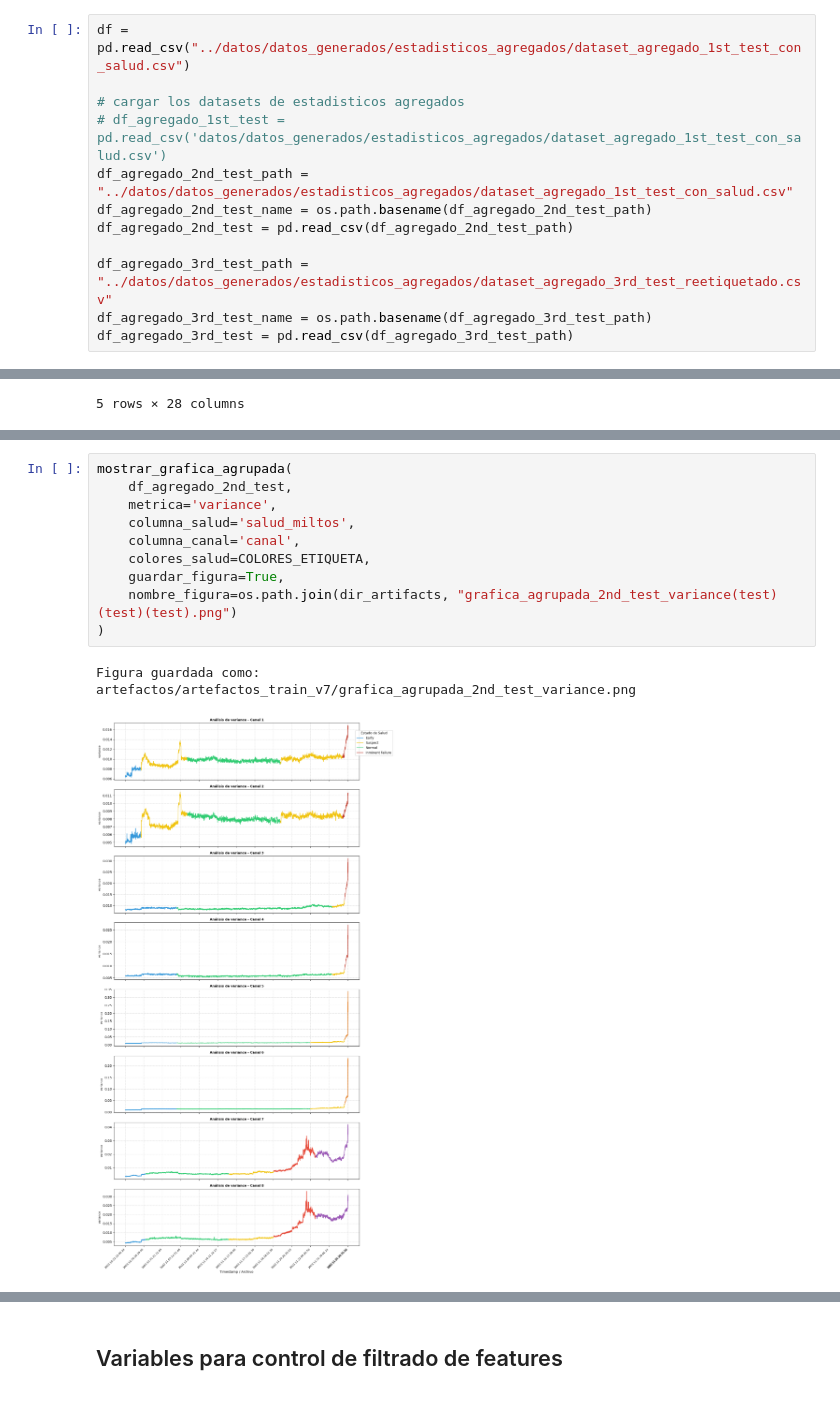
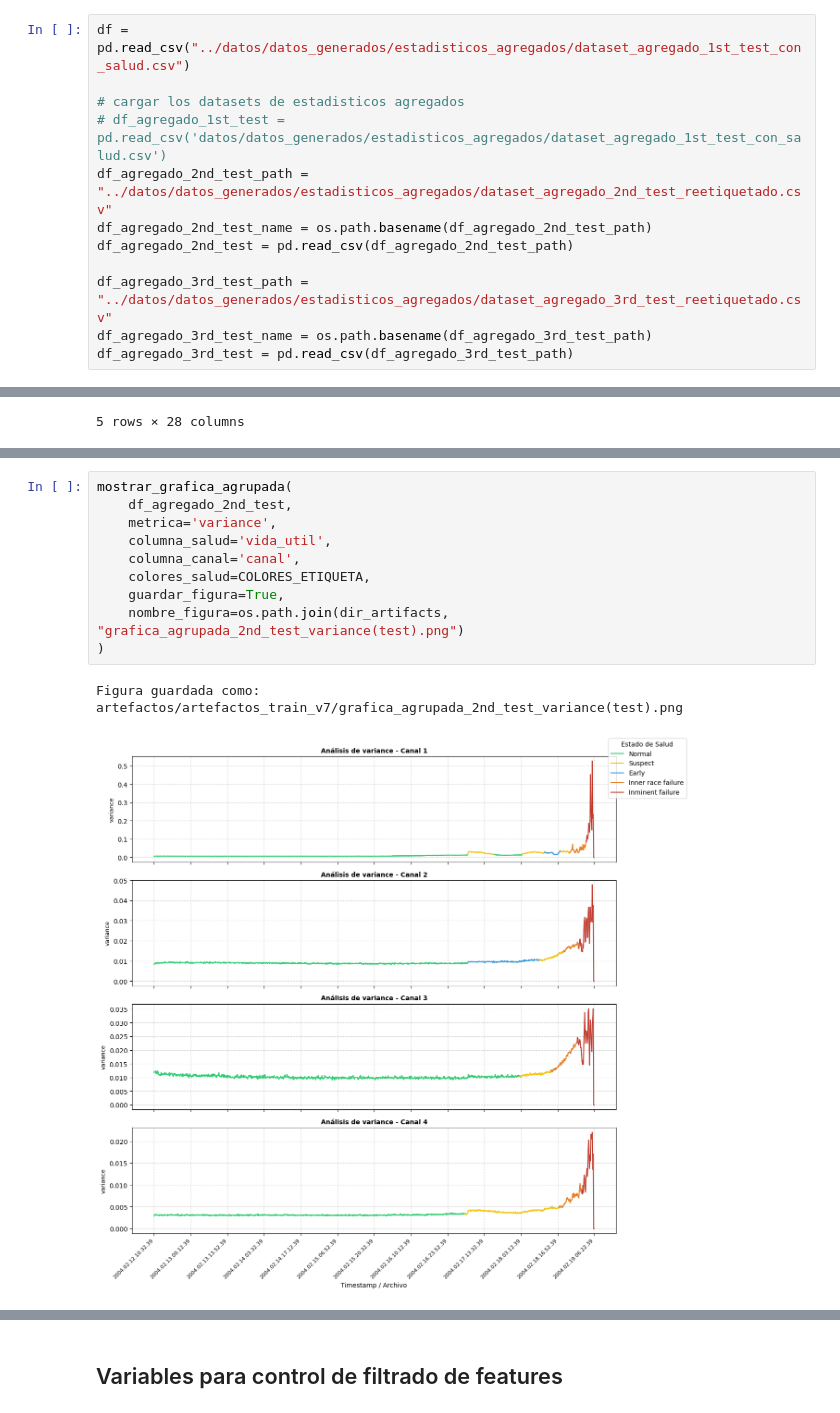
Before and after one commit to MMarck/TF_CEIA_Clasificador_Vibraciones, a Jupyter notebook: entrenamiento_de_modelos/TF_entrenamiento_agregados_v7.ipynb, the cells around one changed output, grey strips where cells are left out. Saved outputs shown, nothing was run; the diff lists cells and outputs as text.

Commit message:
etiquetado personal de 2nd_test y 3rd_test y diversas pruebas con la version 7 del notebook de entrenamiento de modelos (resultados en W&B)

```diff
--- a/entrenamiento_de_modelos/TF_entrenamiento_agregados_v7.ipynb
+++ b/entrenamiento_de_modelos/TF_entrenamiento_agregados_v7.ipynb
@@ -227,7 +227,7 @@ df = pd.read_csv("../datos/datos_generados/estadisticos_agregados/dataset_agrega
 
 # cargar los datasets de estadisticos agregados
 # df_agregado_1st_test = pd.read_csv('datos/datos_generados/estadisticos_agregados/dataset_agregado_1st_test_con_salud.csv')
-df_agregado_2nd_test_path = "../datos/datos_generados/estadisticos_agregados/dataset_agregado_1st_test_con_salud.csv"
+df_agregado_2nd_test_path = "../datos/datos_generados/estadisticos_agregados/dataset_agregado_2nd_test_reetiquetado.csv"
 df_agregado_2nd_test_name = os.path.basename(df_agregado_2nd_test_path)
 df_agregado_2nd_test = pd.read_csv(df_agregado_2nd_test_path)
 
@@ -260,16 +260,16 @@ Figura guardada como: artefactos/artefactos_train_v7/grafica_agrupada_1st_test_v
 # %%
 mostrar_grafica_agrupada(
     df_agregado_2nd_test,
     metrica='variance',
-    columna_salud='salud_miltos',
+    columna_salud='vida_util',
     columna_canal='canal',
     colores_salud=COLORES_ETIQUETA,
     guardar_figura=True,
-    nombre_figura=os.path.join(dir_artifacts, "grafica_agrupada_2nd_test_variance(test)(test)(test).png")
+    nombre_figura=os.path.join(dir_artifacts, "grafica_agrupada_2nd_test_variance(test).png")
 )
 # %% [output]
-Figura guardada como: artefactos/artefactos_train_v7/grafica_agrupada_2nd_test_variance.png
+Figura guardada como: artefactos/artefactos_train_v7/grafica_agrupada_2nd_test_variance(test).png
-[figure, old version]
+[figure, new version]
 # %%
 mostrar_grafica_agrupada(
     df_agregado_3rd_test,
```
Also changed, not shown: parts of 88 cells of this notebook, 42 other files.
